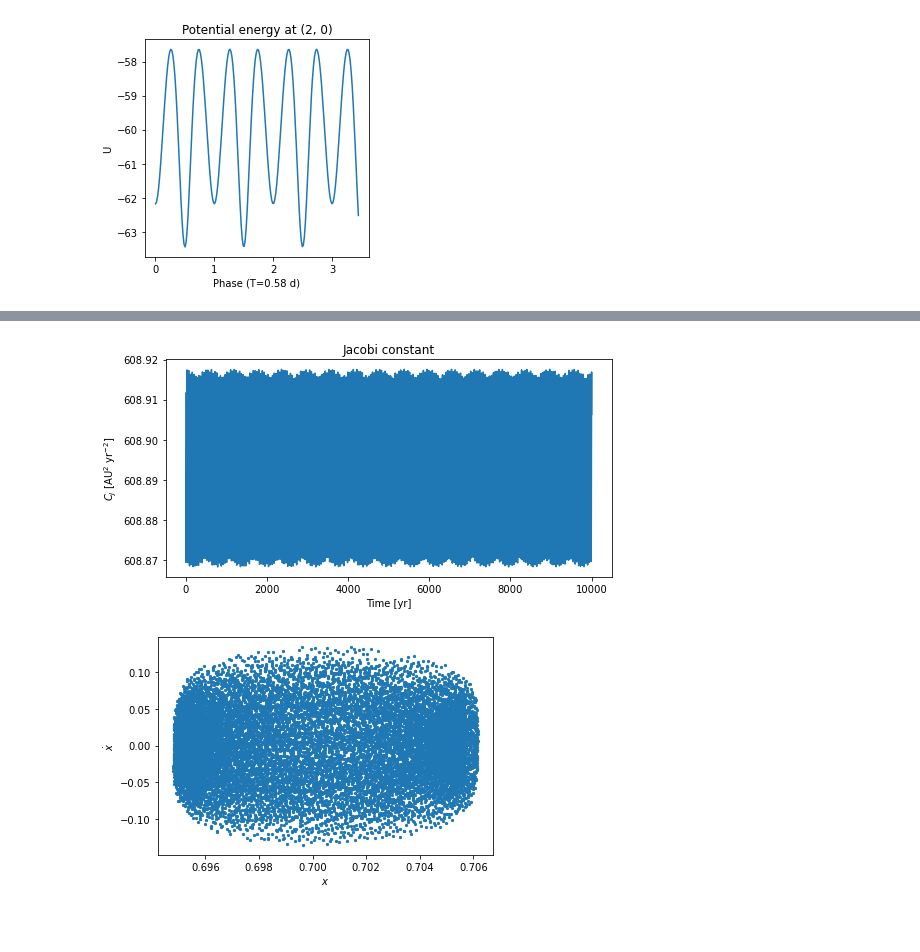
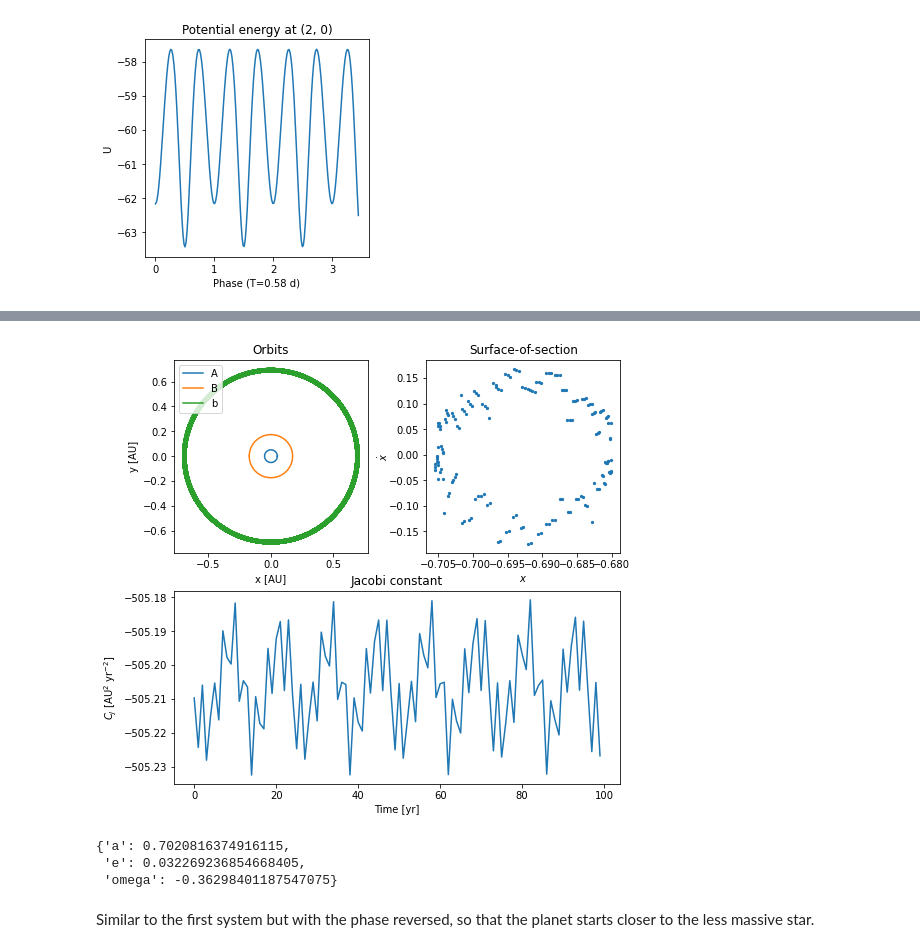
Before and after one commit to lodubay/dynamics, a Jupyter notebook: hw2.ipynb, the cells around one changed output, grey strips where cells are left out. Cells and saved outputs as stored; diff of their text form; code cells hidden in the pictures; blank space fills up the shorter version.

```diff
--- a/hw2.ipynb
+++ b/hw2.ipynb
@@ -299 +394,16 @@ plt.show()
+# %%
+sys1a = CircularThreeBody(m1, m2, sep, a0, phase=0, sign=-1)
+hist = sys1a.integrate(100, 1e-3)
+# %%
+plot_system(sys1a, nstep=1000)
+# %% [output]
+[figure, added]
+# %%
+sys1a.orbit_final
+# %% [output]
+{'a': 0.7020816374916115,
+ 'e': 0.032269236854668405,
+ 'omega': -0.36298401187547075}
+# %% [markdown]
+Similar to the first system but with the phase reversed, so that the planet starts closer to the less massive star.
 # %%
@@ -301,23 +411 @@ sys2 = CircularThreeBody(0.6897, 0.20255, 0.22431, 0.7048, phase=0.5)
 hist = sys2.integrate(1e4, 1e-3)
-# %%
-# Plot Jacobi constant
-hist = sys2.history
-fig, ax = plt.subplots(figsize=(8,4))
-ax.plot(hist['t'], hist['Cj'])
-ax.set_title('Jacobi constant')
-ax.set_xlabel('Time [yr]')
-ax.set_ylabel(r'$C_J$ [AU$^2$ yr$^{-2}$]')
-ax.ticklabel_format(useOffset=False)
-plt.show()
-# %% [output]
-[figure, removed]
-# %%
-# Surface of section plot
-hist = sys2.history
-fig, ax = plt.subplots()
-ax.scatter(hist['x'], hist['xdot'], s=5)
-ax.set_xlabel(r'$x$')
-ax.set_ylabel(r'$\dot x$')
-plt.show()
-# %% [output]
-[figure, removed]
```
Also changed, not shown: parts of 44 cells of this notebook.
